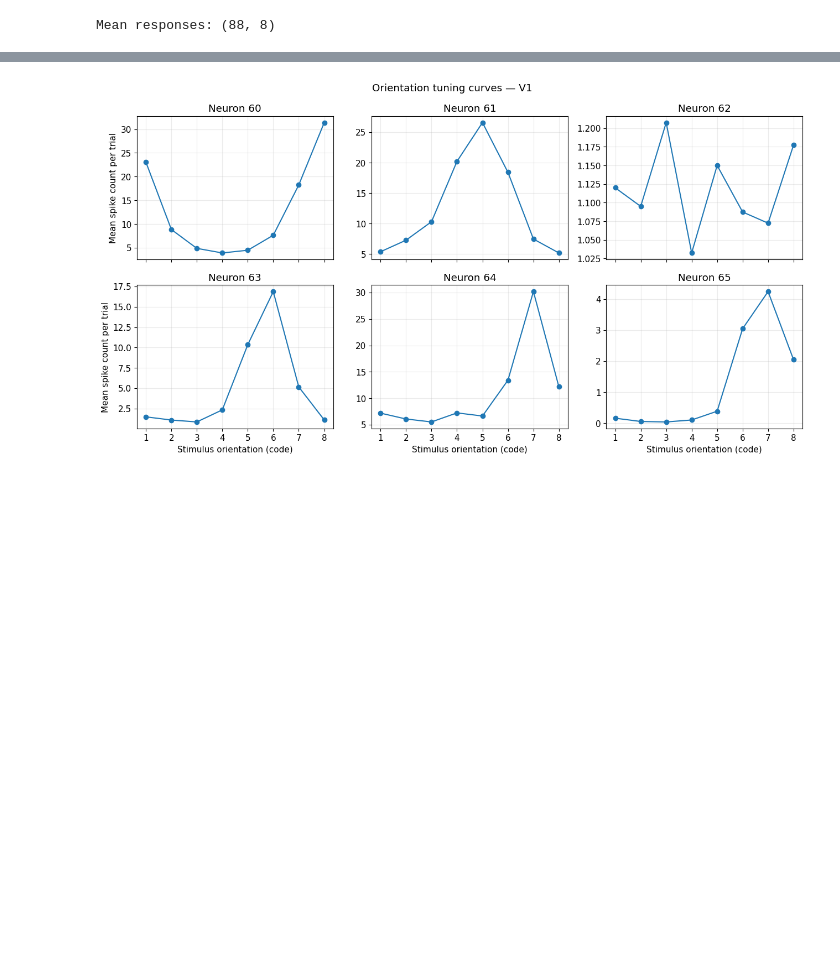
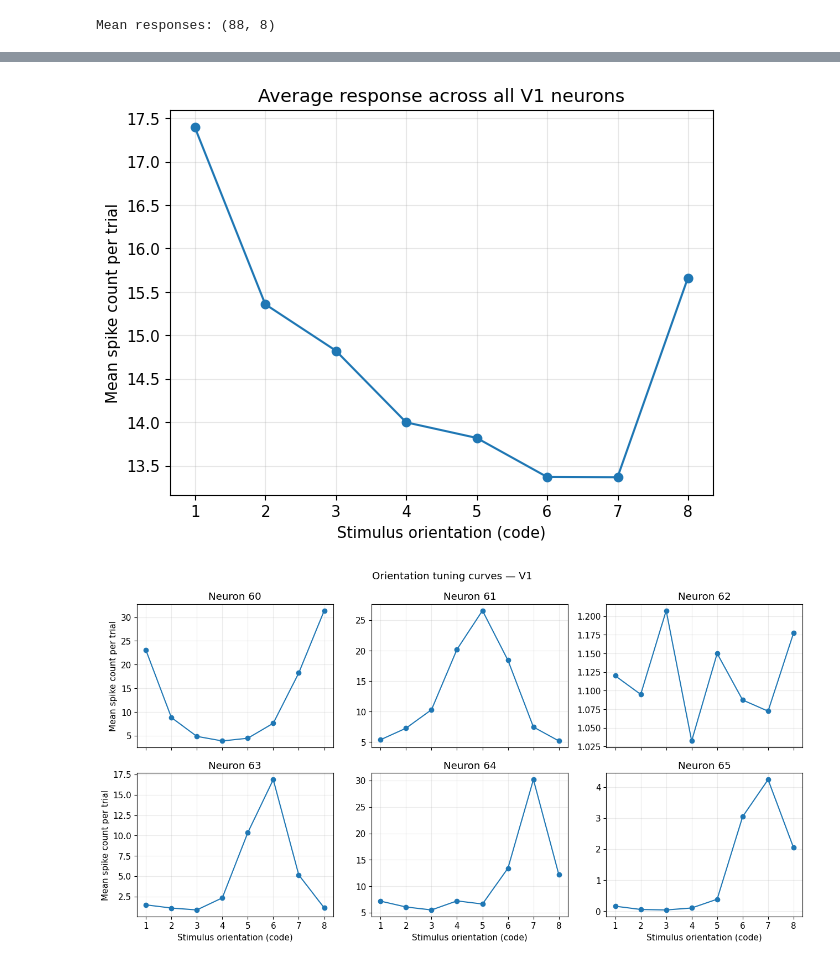
Before and after one commit to nndna/Neurodata-Machine-Learning---HW1, a Jupyter notebook: HW1_clean_student_final.ipynb, the cells around one changed output, grey strips where cells are left out. Cells and saved outputs as stored; diff of their text form; code cells hidden in the pictures; blank space fills up the shorter version.

```diff
--- a/HW1_clean_student_final.ipynb
+++ b/HW1_clean_student_final.ipynb
@@ -67,0 +66,18 @@ There are eight stimulus codes, from 1 to 8. Each one corresponds to an orientat
+# %%
+# Mean response for each neuron at each orientation
+# Final shape: (88 neurons, 8 orientations)
+mean_responses = np.zeros((88, len(orientations)))
+
+for neuron in range(88):
+    for i, ori in enumerate(orientations):
+        trials = spike_counts[stim == ori, neuron]
+        mean_responses[neuron, i] = np.mean(trials)
+
+print("Shape of mean_responses:", mean_responses.shape)
+
+# Average mean response across all neurons
+mean_across_neurons = np.mean(mean_responses, axis=0)
+
+print("Average response across all neurons:")
+for i, ori in enumerate(orientations):
+    print(f"Orientation {int(ori)}: {mean_across_neurons[i]:.3f} spikes/trial")
@@ -68,3 +95,14 @@ There are eight stimulus codes, from 1 to 8. Each one corresponds to an orientat
+# %%
+plt.figure(figsize=(7, 5))
+plt.plot(orientations, mean_across_neurons, marker='o')
+plt.xlabel('Stimulus orientation (code)')
+plt.ylabel('Mean spike count per trial')
+plt.title('Average response across all V1 neurons')
+plt.xticks(orientations)
+plt.grid(alpha=0.3)
+plt.show()
+# %% [output]
+[figure, added]
 # %%
 # Look at a few neurons, including our selected neuron 61
 selected_neurons = [60, 61, 62, 63, 64, 65]
```
Also changed, not shown: parts of 2 cells of this notebook.
